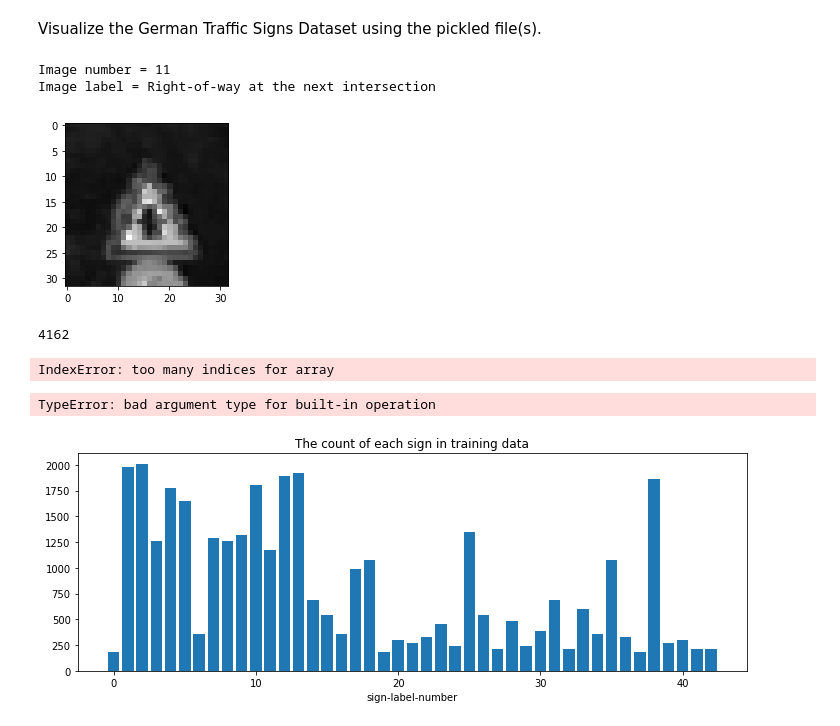
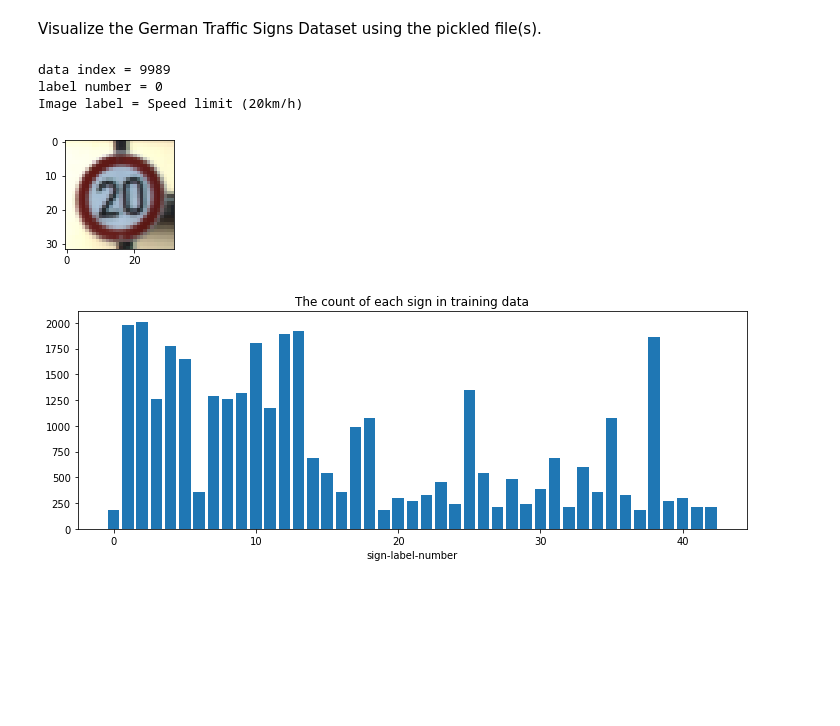
Before and after one commit to MarsBase7/CarND-Traffic-Sign-Classifier-Project, a Jupyter notebook: Traffic_Sign_Classifier_LeNet-5.ipynb, the cells around one changed output. Drawn from its saved outputs; the diff is of its cells as text; code cells hidden in the pictures; blank space fills up the shorter version.

Commit message:
change the images of md file and modify the ipynb

```diff
--- a/Traffic_Sign_Classifier_LeNet-5.ipynb
+++ b/Traffic_Sign_Classifier_LeNet-5.ipynb
@@ -83,38 +83,24 @@ Visualize the German Traffic Signs Dataset using the pickled file(s).
 # %%
 # Show an image selected randomly
 import random
 import numpy as np
 import matplotlib.pyplot as plt
 # Visualizations will be shown in the notebook.
 %matplotlib inline
 
-index = random.randint(0, len(X_train))
-image = X_train[index].squeeze()
+index_im = random.randint(0, len(X_train))
+image = X_train[index_im].squeeze()
 
-plt.figure(figsize = (3,3))
-plt.imshow(image, cmap='gray')
-print('Image number = ' + str(y_train[index]))
-print('Image label = ' + str(signs[y_train[index]]))
+plt.figure(figsize = (2,2))
+plt.imshow(image)
+print('data index = ' + str(index_im))
+print('label number = ' + str(y_train[index_im]))
+print('Image label = ' + str(signs[y_train[index_im]]))
 # %% [output]
-Image number = 11
-Image label = Right-of-way at the next intersection
+data index = 9989
+label number = 0
+Image label = Speed limit (20km/h)
-[figure, old version]
+[figure, new version]
-# %%
-print(index)
-# %% [output]
-4162
-# %%
-plt.imshow(image[:,:,0])
-# %% [output]
-IndexError: too many indices for array
-# %%
-# image = X_train[4162].squeeze()
-image = cv2.imread(X_train[4162])
-# plt.figure(figsize = (3,3))
-# plt.imshow(image, cmap='gray')
-cv2.imshow('4162',image)
-# %% [output]
-TypeError: bad argument type for built-in operation
 # %%
 # plotting the count of each sign in training data
 sign_count = []
```
Also changed, not shown: parts of 12 cells of this notebook, 4 other files.
